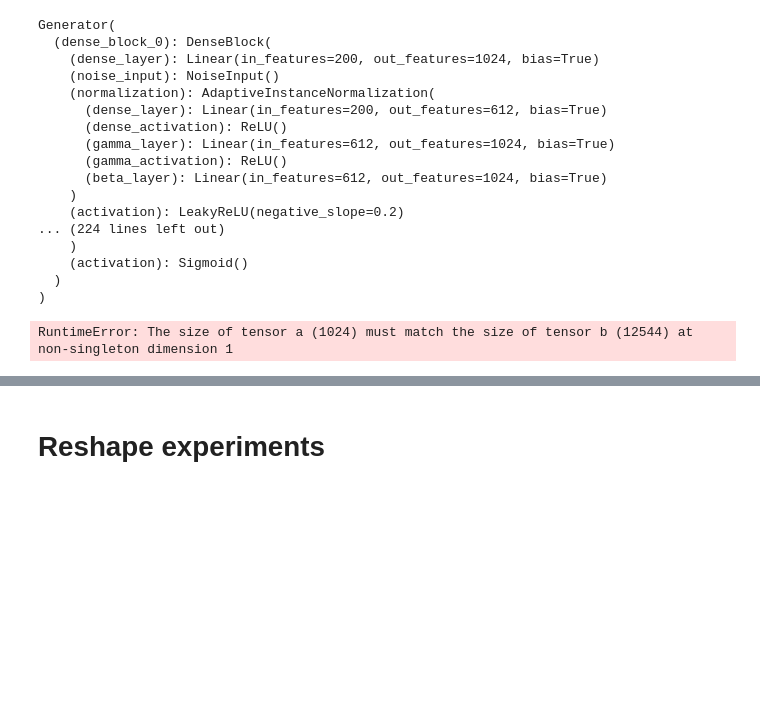
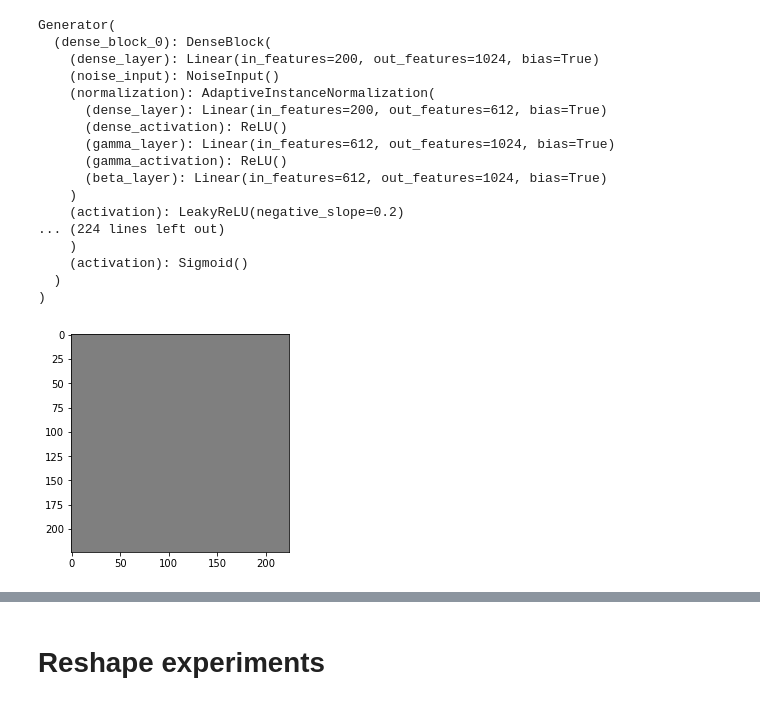
Before and after one commit to theodore-evans/pathgan-pytorch, a Jupyter notebook: notebook.ipynb, the cells around one changed output, grey strips where cells are left out. Saved outputs shown, nothing was run; the diff lists cells and outputs as text; code cells hidden in the pictures; blank space fills up the shorter version.

```diff
--- a/notebook.ipynb
+++ b/notebook.ipynb
@@ -462,12 +462,20 @@ Generator(
 # %%
 import torch
 
-data = torch.rand((1, 200))
-latent_in = torch.rand((1, 200))
-
-generator(data, latent_in)
+data = torch.rand((10, 200))
+latent_in = torch.zeros((10, 200))
-# %% [output]
-RuntimeError: The size of tensor a (1024) must match the size of tensor b (12544) at non-singleton dimension 1
+# %%
+out = generator(data, latent_in)
+
+import matplotlib.pyplot as plt
+
+def view_image(tensor, index):
+    permuted = tensor[index].permute(1, 2, 0)
+    plt.imshow(permuted.detach().numpy())
+
+view_image(out, 0)
+# %% [output]
+[figure, added]
 # %%
 output_image_size = (224,256)
 number_of_synthesis_blocks = 5
```
Also changed, not shown: parts of 1 cell of this notebook, 4 other files.
